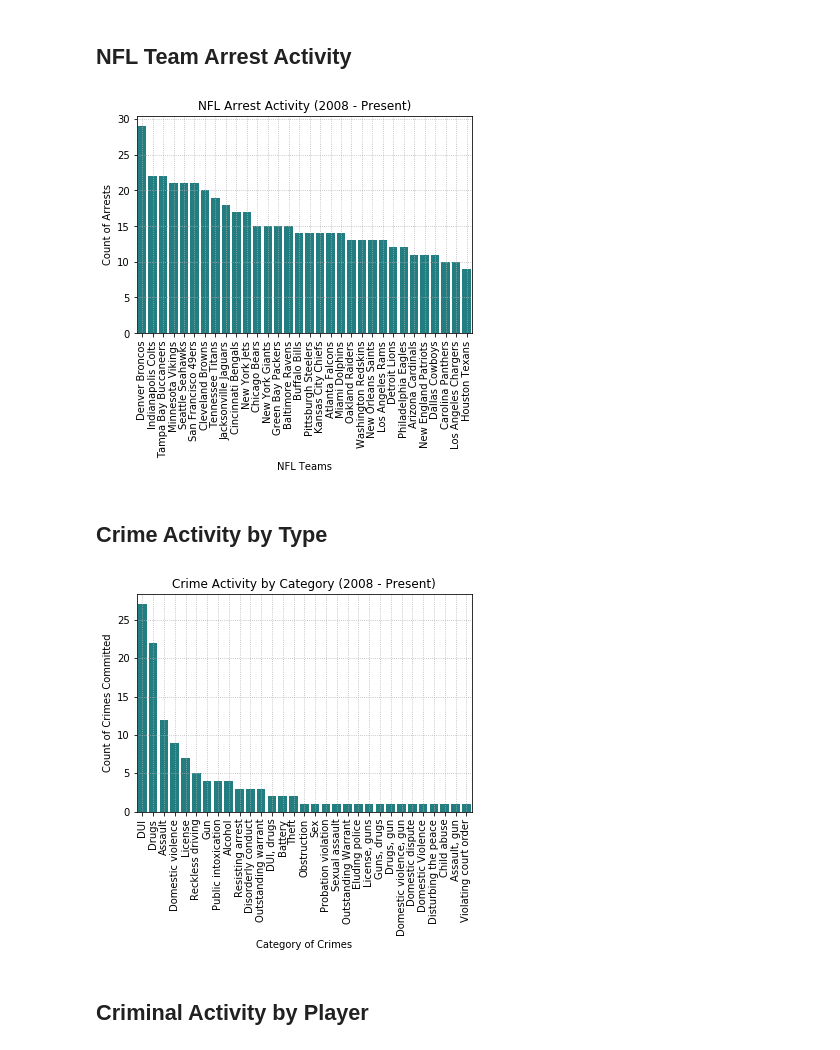
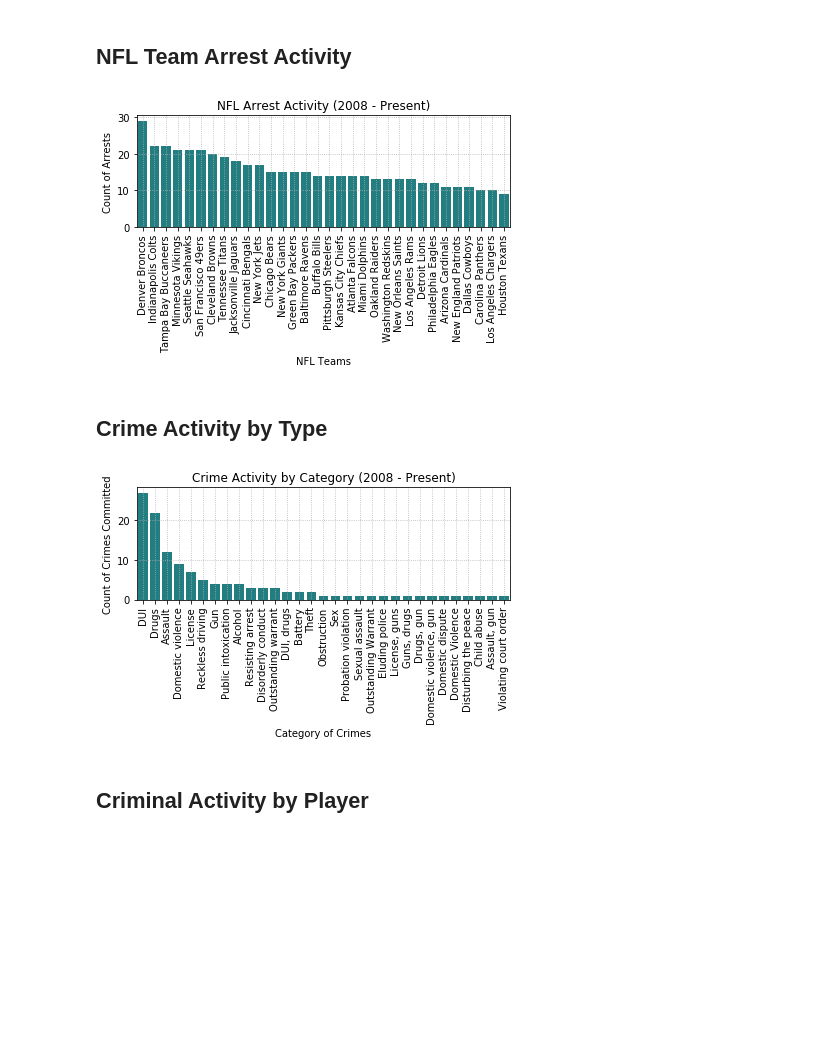
Before and after one commit to risatino/project-seadogs, a Jupyter notebook: player_team_arrest_details.ipynb, the cells around one changed output. Cells and saved outputs as stored; diff of their text form; code cells hidden in the pictures; blank space fills up the shorter version.

Commit message:
Updated graphs and cleaned files

```diff
--- a/player_team_arrest_details.ipynb
+++ b/player_team_arrest_details.ipynb
@@ -119,24 +119,25 @@ team_arrest_details_df.head()
 # %%
 # develop dataframe to plot overall NFL Crime type/count
 team_crime_count = team_arrest_details_df.groupby(['Team Name']).count()
 team_crime_count = team_crime_count['Crime Category']
 team_crime_count = pd.DataFrame(team_crime_count)
 team_crime_count = team_crime_count.rename(columns={'Crime Category':'Count'})
 
 team_crime_count.sort_values(by='Count', ascending=False, inplace=True)
 team_crime_count = team_crime_count.reset_index(inplace=False)
 
 # plot the total crime activity from 2008 in the NFL
 sns.barplot(x=team_crime_count['Team Name'], y=team_crime_count["Count"], color='#138D91')
 plt.title("NFL Arrest Activity (2008 - Present)")
 plt.ylabel("Count of Arrests")
 plt.xlabel("NFL Teams")
 plt.xticks(rotation=90)
 plt.grid(linestyle='dotted')
+plt.tight_layout()
 plt.savefig("NFL_Arrest_Activity.png")
 plt.show()
 # %% [output]
-[figure, old version]
+[figure, new version]
 # %% [markdown]
 ## Crime Activity by Type
 # %%
@@ -156,10 +157,11 @@ plt.ylabel("Count of Crimes Committed")
 plt.xlabel("Category of Crimes")
 plt.xticks(rotation=90)
 plt.grid(linestyle='dotted')
+plt.tight_layout()
 plt.savefig("Player_Crime_Type.png")
 plt.show()
 # %% [output]
-[figure, old version]
+[figure, new version]
 # %% [markdown]
 ## Criminal Activity by Player
 # %%
```
Also changed, not shown: parts of 2 cells of this notebook, 5 other files.
